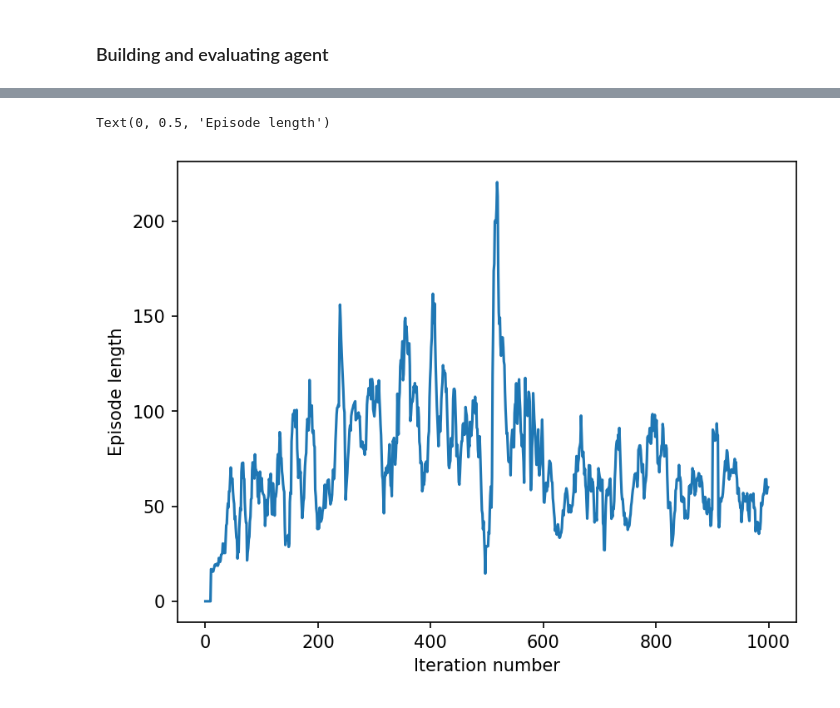
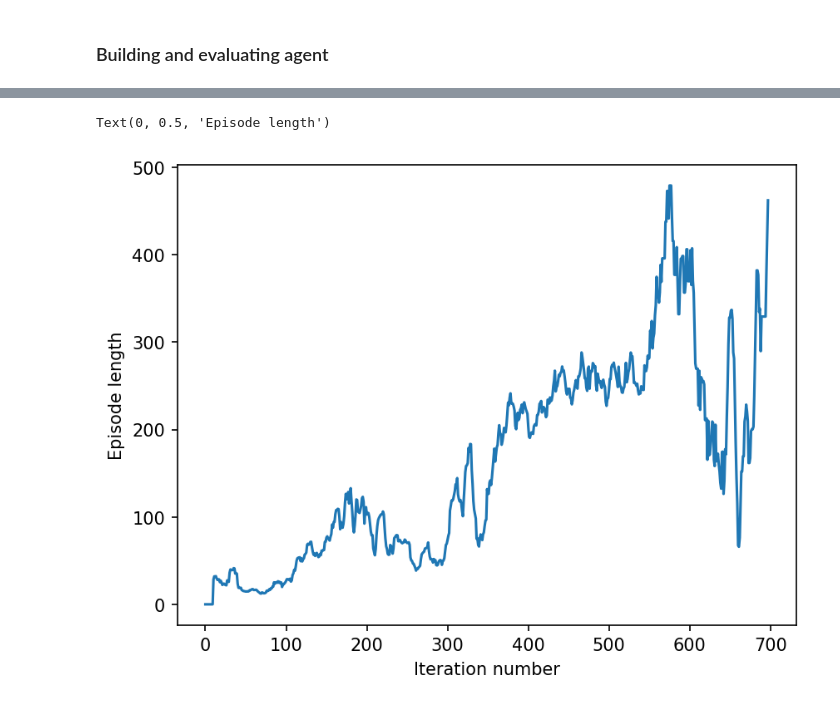
Before and after one commit to achyutha11/cartpole_experiments, a Jupyter notebook: cartpole_experiments.ipynb, the cells around one changed output, grey strips where cells are left out. Saved outputs shown, nothing was run; the diff lists cells and outputs as text; code cells hidden in the pictures.

```diff
--- a/cartpole_experiments.ipynb
+++ b/cartpole_experiments.ipynb
@@ -213,7 +213,7 @@ class DQNAgent():
 
                 length += 1
 
-                if length > 550:
+                if length > 510:
                     break
 
             # Sample memory if exceeding memory limit
@@ -232,7 +232,7 @@ class DQNAgent():
 
             length_lst.append(length)
 
-            if np.mean(length_lst[-10:]) >= 475:
+            if np.mean(length_lst[-10:]) >= 500:
                 break
 
             if i % 10 == 0:
@@ -321,11 +321,11 @@ Memory size: 4908
 # %%
-iters = np.arange(1000)
+iters = np.arange(len(lengths))
 plt.plot(iters, rolling_average(lengths, 10))
 plt.xlabel("Iteration number")
 plt.ylabel("Episode length")
 # %% [output]
 Text(0, 0.5, 'Episode length')
-[figure, old version]
+[figure, new version]
 # %%
 done = False
 
```
Also changed, not shown: parts of 6 cells of this notebook.
